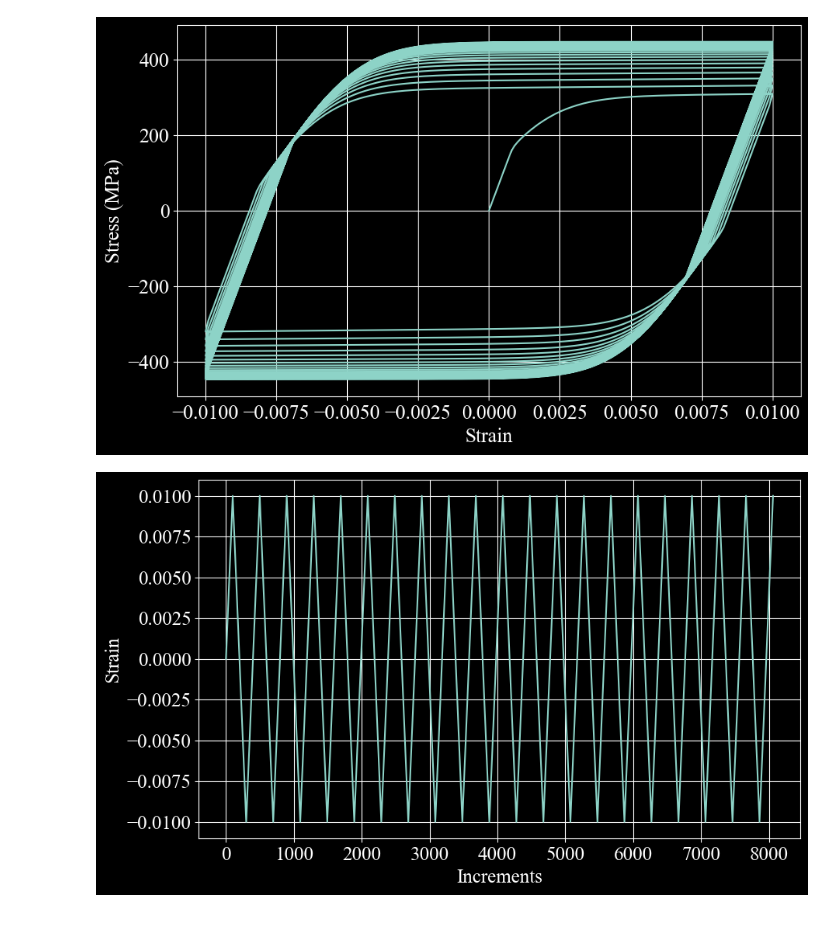
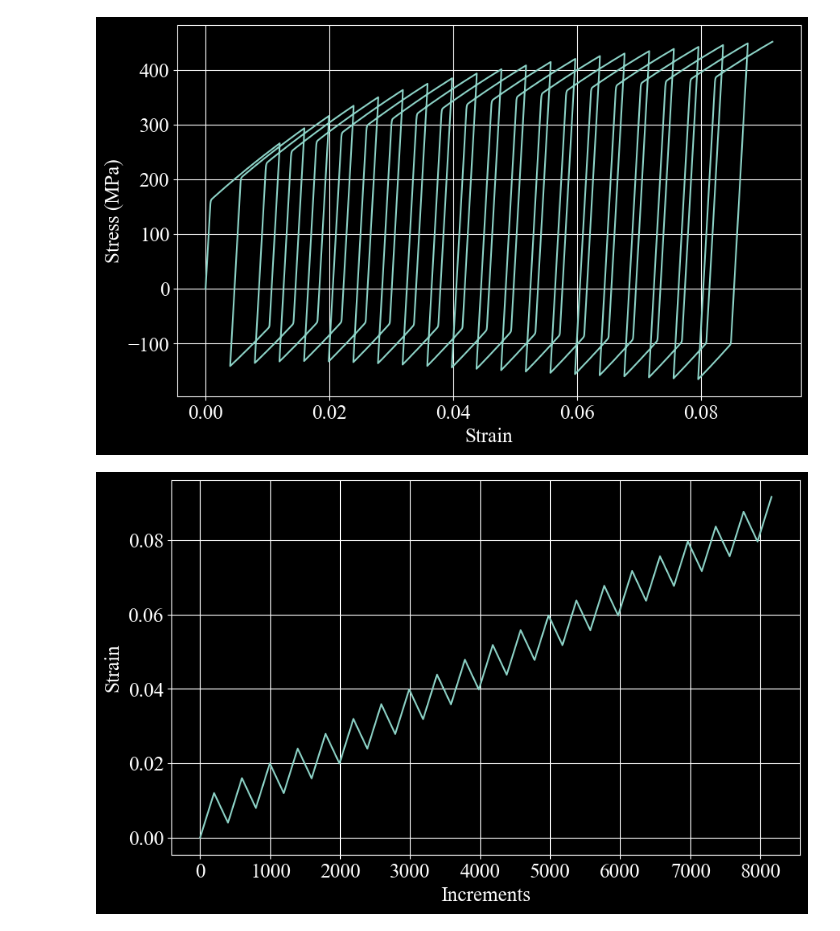
Before and after one commit to ssfr91/plasticity-models, a Jupyter notebook: VonMisesMetal1D.ipynb, the cells around one changed output. Cells and saved outputs as stored; diff of their text form; code cells hidden in the pictures.

Commit message:
new VonMises parameters

```diff
--- a/VonMisesMetal1D.ipynb
+++ b/VonMisesMetal1D.ipynb
@@ -216,25 +217,25 @@ def system_of_odes(state, strain, d_strain):
 
     Parameters:
     - t: Time
-    - state: [sigma, alpha, R] (stress, backstress, isotropic hardening variable)
+    - state: [sigma, chi, R] (stress, back stress, isotropic hardening variable)
     - strain: Current strain at time t
     - d_strain: Current strain rate at time t
     """
-    sigma, alpha, R, lambda_pl, strain_pl = state
+    sigma, chi, R, lambda_pl, strain_pl = state
 
-    f_yield = abs(sigma - alpha) - (sigma_y + R)
+    f_yield = abs(sigma - chi) - (sigma_y + R)
 
     if f_yield < 0 or f_yield == 0:  # Elastic step
         # Stress evolves elastically
         d_sigma = E * d_strain
-        d_alpha = 0
+        d_chi = 0
         d_R = 0
         d_lambda = 0
         d_strain_pl = 0
-        return [d_sigma, d_alpha, d_R, d_lambda, d_strain_pl]
+        return [d_sigma, d_chi, d_R, d_lambda, d_strain_pl]
     elif f_yield > 0 :
         # Plastic step
-        n = np.sign(sigma - alpha)
+        n = np.sign(sigma - chi)
         H = E + c + b
 
         d_lambda = f_yield / H
@@ -242,36 +243,36 @@ def system_of_odes(state, strain, d_strain):
 
         # Stress evolution
         d_sigma = E * (d_strain - d_strain_pl)
-        # Backstress evolution (includes decay term)
-        d_alpha = c * d_strain_pl - gamma * alpha * d_lambda
+        #  stress evolution (includes decay term)
+        d_chi = c * d_strain_pl - gamma * chi * d_lambda
         # Isotropic hardening evolution
         d_R = b * (Q - R) * d_lambda
 
-        return [d_sigma, d_alpha, d_R, d_lambda, d_strain_pl]
+        return [d_sigma, d_chi, d_R, d_lambda, d_strain_pl]
 
 # Material properties
 E = 200e3  # Elastic modulus (MPa)
 sigma_y = 150  # Initial yield stress (MPa)
-c = 120000    # Kinematic hardening parameter
-gamma = 1000  # Backstress saturation parameter
+c = 10000    # Kinematic hardening parameter
+gamma = 20  # Back stress saturation parameter
 Q = 150  # Saturation value for isotropic hardening (MPa)
 b = 5  # Rate of isotropic hardening
 
 # Strain path generation parameters
 initial_strain = 0.01   # Maximum strain amplitude
 strain_increment = 0
-linear_slope = 0
+linear_slope = 1e-5
 num_cycles = 20         # Number of cycles
 points_per_cycle = 200  # Points per cycle
 
 M = 12
 Fmax = 1.0
-Fscale=0.02
-tmax=1
-steps=200
+Fscale = 0.02
+tmax = 1
+steps = 200
 # Generate strain and strain rate history (activate one the below 1- cyclic, 2- augmented cyclic, 3- randomised):
-steps, strain_history = generate_cyclic_strain(initial_strain, num_cycles, points_per_cycle)
-# steps, strain_history = generate_positive_strain_path_with_trend(initial_strain, strain_increment, linear_slope, num_cycles, points_per_cycle)
+# steps, strain_history = generate_cyclic_strain(initial_strain, num_cycles, points_per_cycle)
+steps, strain_history = generate_positive_strain_path_with_trend(initial_strain, strain_increment, linear_slope, num_cycles, points_per_cycle)
 # steps, strain_history, dstrain, t_point, strain_point = deformation(M, tmax, Fmax, Fscale, steps)
 
 strain_rate = np.diff(strain_history)  # Difference between consecutive elements
@@ -280,7 +281,7 @@ strain_rate = np.insert(strain_rate, 0, 0)
 # Initial state variables
 state = [0, 0, 0, 0, 0]  # Initial conditions: [sigma, alpha, R, lambda, strain_pl]
 sigma_history = []
-alpha_history = []
+chi_history = []
 R_history = []
 Lambda_history = []
 strain_pl_history = []
@@ -297,14 +298,14 @@ for i, s in enumerate(steps):
     )
     state = sol.y[:, -1]
     sigma_history.append(state[0])
-    alpha_history.append(state[1])
+    chi_history.append(state[1])
     R_history.append(state[2])
     Lambda_history.append(state[3])
     strain_pl_history.append(state[4])
 
 # Convert results to arrays
 sigma_history = np.array(sigma_history)
-alpha_history = np.array(alpha_history)
+alpha_history = np.array(chi_history)
 R_history = np.array(R_history)
 Lambda_history = np.array(Lambda_history)
 strain_pl_history = np.array(strain_pl_history)
@@ -316,33 +317,33 @@ plt.xlabel("Strain")
 plt.ylabel("Stress (MPa)")
 plt.grid(True)
 # plt.legend()
 plt.show()
 
 plt.figure(figsize=(10, 6))
 plt.plot(steps, strain_history)
 plt.xlabel("Increments")
 plt.ylabel("Strain")
 plt.grid(True)
 # plt.legend()
 plt.show()
 
 plt.figure(figsize=(10, 6))
 plt.plot(steps, sigma_history)
 plt.xlabel("Increments")
 plt.ylabel("Stress (MPa)")
 plt.grid(True)
 # plt.legend()
 plt.show()
 
 plt.figure(figsize=(10, 6))
 plt.plot(steps, R_history, label="Isotropic Hardening Variable (R)")
-plt.plot(steps, alpha_history, label="Backstress")
+plt.plot(steps, chi_history, label="Backstress")
 plt.xlabel("Increments")
 plt.ylabel("Hardening Variables")
 plt.title("Evolution of Hardening Variables")
 plt.grid(True)
 plt.legend()
 plt.show()
 # %% [output]
-[figure, old version]
+[figure, new version]
-[figure, old version]
+[figure, new version]
```
Also changed, not shown: parts of 3 cells of this notebook.
